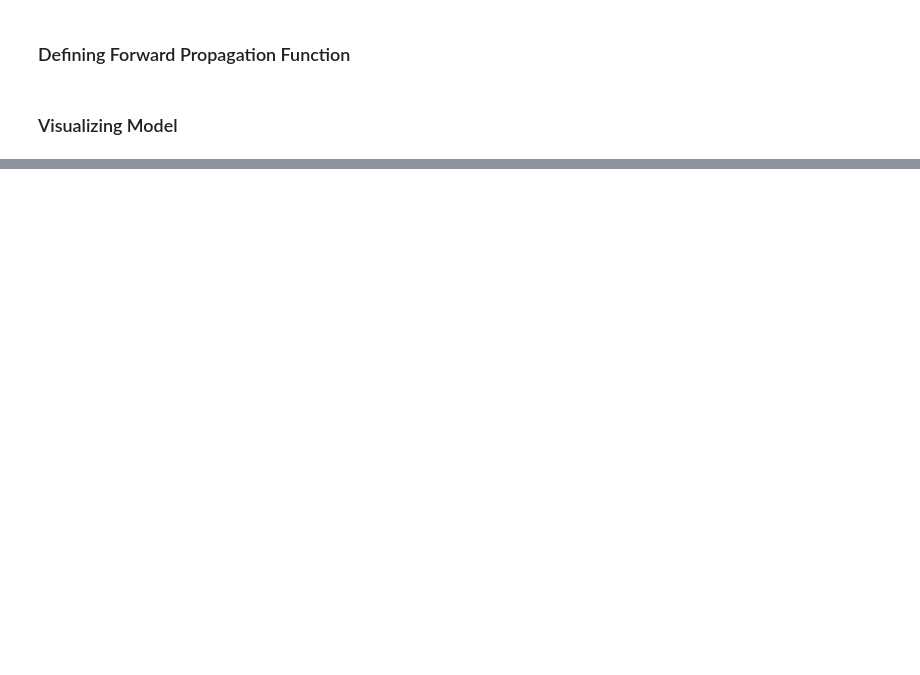
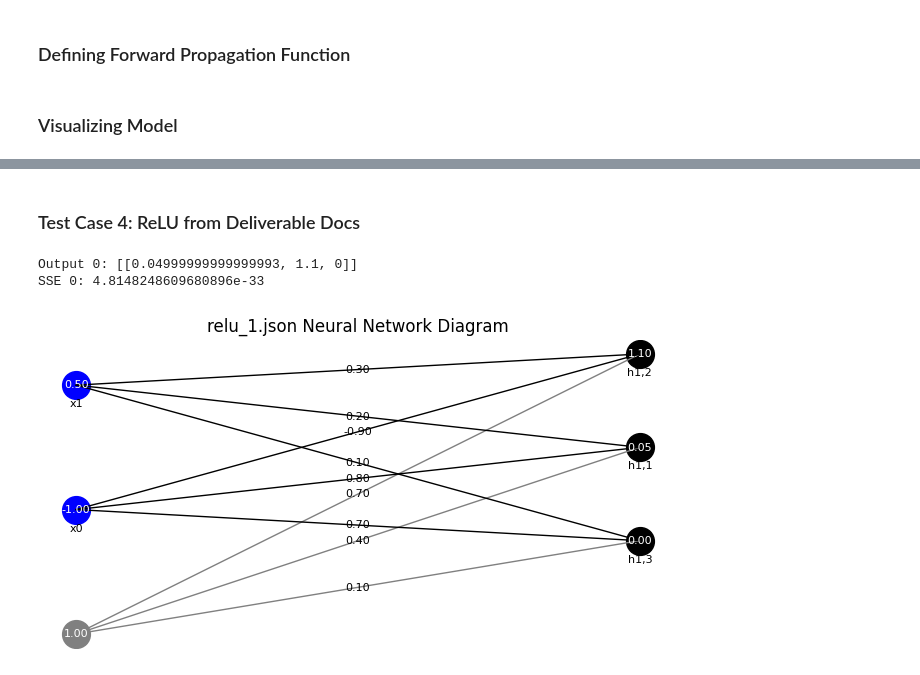
Before and after one commit to ferindya/TubesA_13520130, a Jupyter notebook: main.ipynb, the cells around one changed output, grey strips where cells are left out. Saved outputs shown, nothing was run; the diff lists cells and outputs as text; code cells hidden in the pictures; blank space fills up the shorter version.

```diff
--- a/main.ipynb
+++ b/main.ipynb
@@ -91,0 +152,8 @@ IndexError: list index out of range
+# %% [markdown]
+### Test Case 4: ReLU from Deliverable Docs
+# %%
+print_process('relu_1.json')
+# %% [output]
+Output 0: [[0.04999999999999993, 1.1, 0]]
+SSE 0: 4.8148248609680896e-33
+[figure, added]
```
Also changed, not shown: parts of 14 cells of this notebook.
